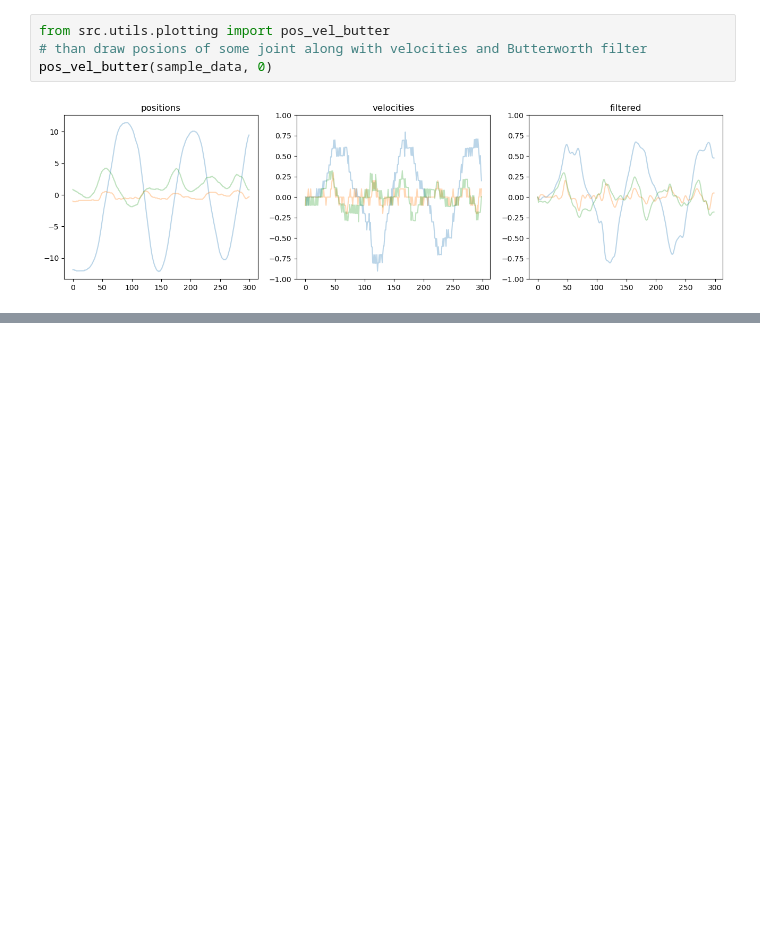
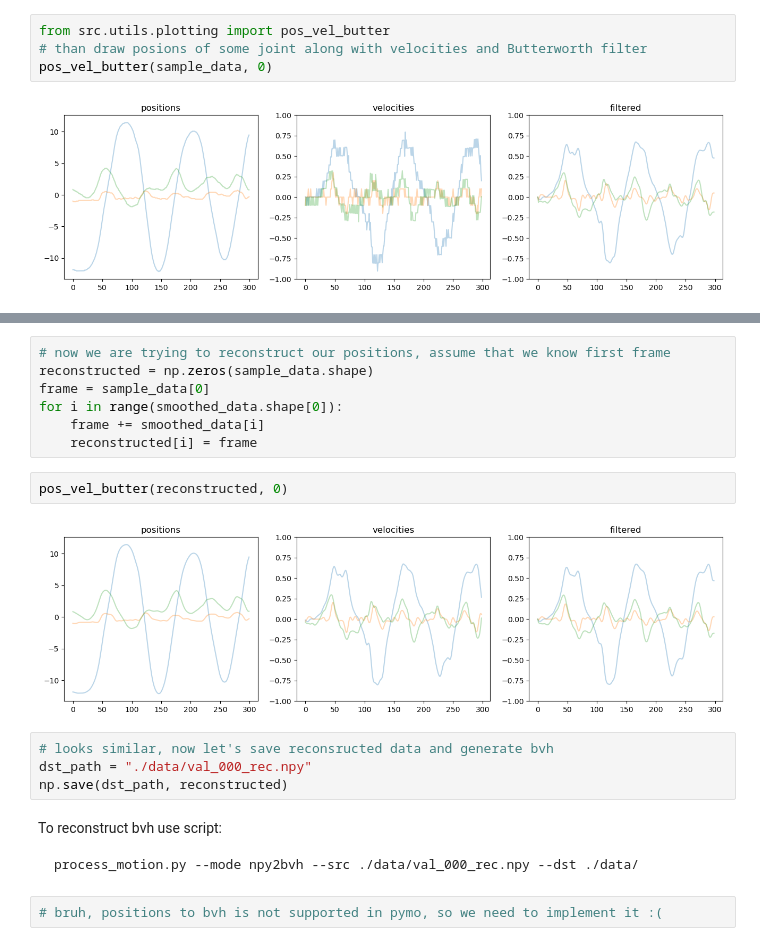
Before and after one commit to FineMotion/GENEA_2023, a Jupyter notebook: PAE.ipynb, the cells around one changed output, grey strips where cells are left out. Saved outputs shown, nothing was run; the diff lists cells and outputs as text; blank space fills up the shorter version.

````diff
--- a/PAE.ipynb
+++ b/PAE.ipynb
@@ -189,0 +221,22 @@ Now we want to extract volocities, apply Butterworth filter and reconstruct data
+# %%
+# now we are trying to reconstruct our positions, assume that we know first frame
+reconstructed = np.zeros(sample_data.shape)
+frame = sample_data[0]
+for i in range(smoothed_data.shape[0]):
+    frame += smoothed_data[i]
+    reconstructed[i] = frame
+# %%
+pos_vel_butter(reconstructed, 0)
+# %% [output]
+[figure, added]
+# %%
+# looks similar, now let's save reconsructed data and generate bvh
+dst_path = "./data/val_000_rec.npy"
+np.save(dst_path, reconstructed)
+# %% [markdown]
+To reconstruct bvh use script:
+```
+process_motion.py --mode npy2bvh --src ./data/val_000_rec.npy --dst ./data/
+```
+# %%
+# bruh, positions to bvh is not supported in pymo, so we need to implement it :(
````
Also changed, not shown: parts of 5 cells of this notebook, 1 other file.
